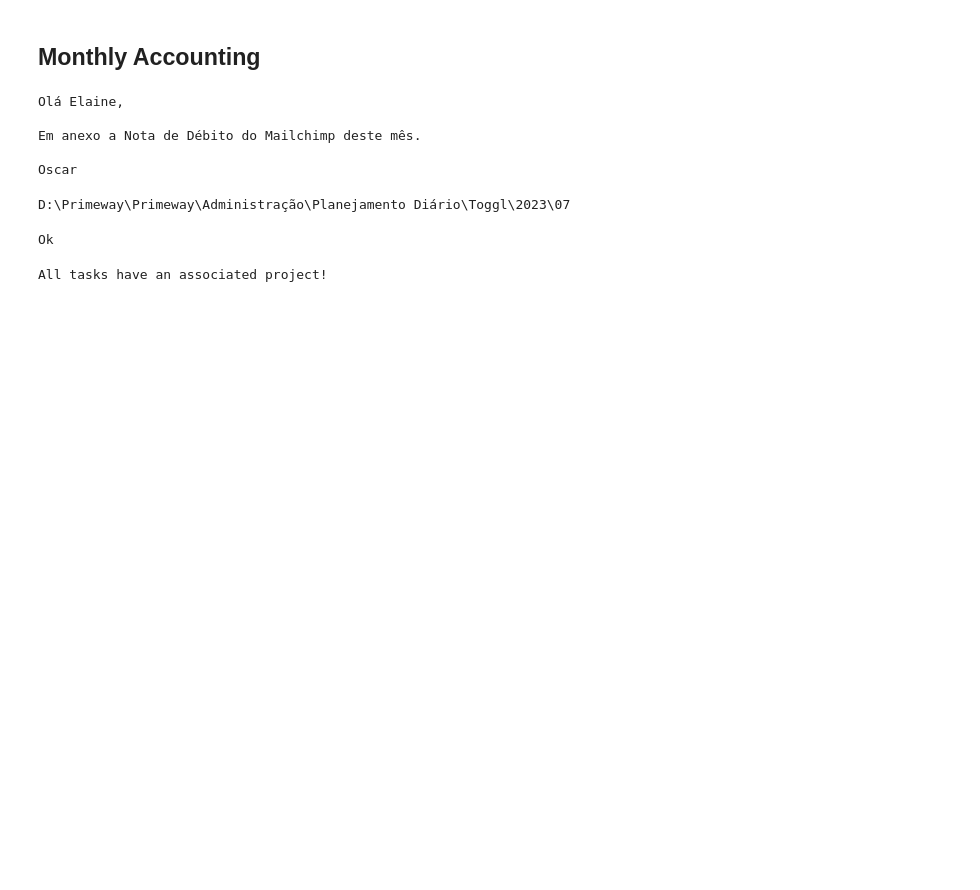
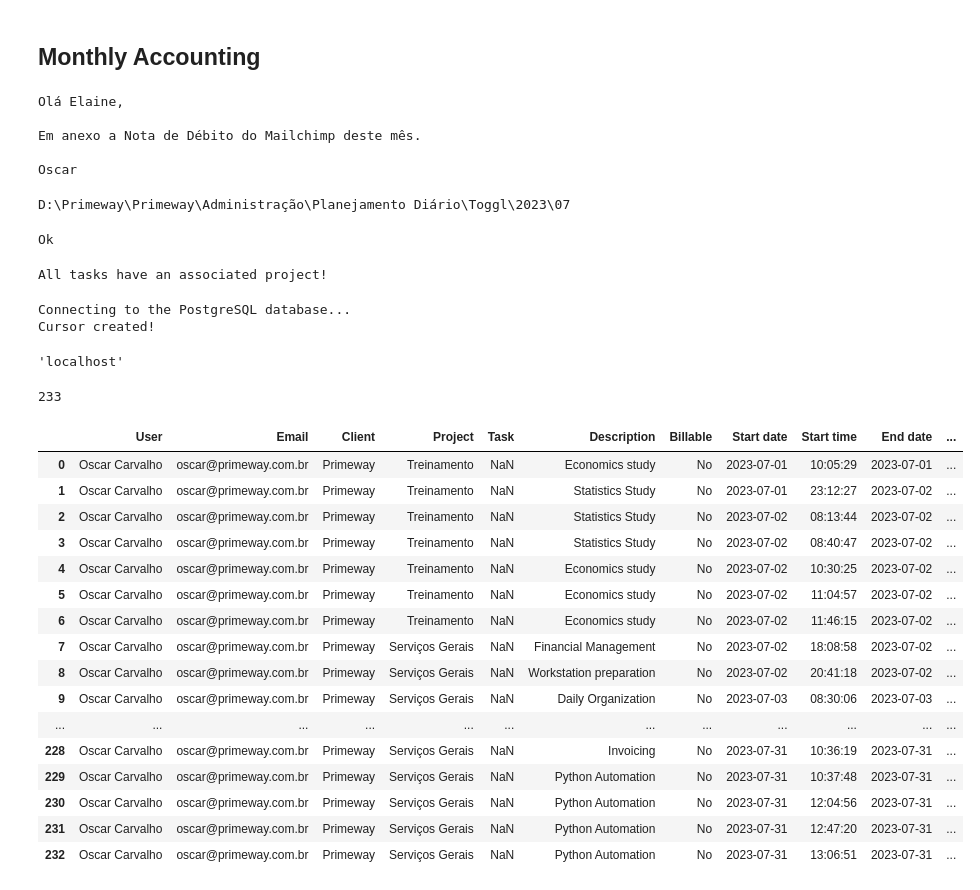
Before and after one commit to olcarvalho/Administrative-Tasks-Automation, a Jupyter notebook: Monthly-Accounting.ipynb, the cells around one changed output. Saved outputs shown, nothing was run; the diff lists cells and outputs as text; code cells hidden in the pictures; blank space fills up the shorter version.

Commit message:
Database connection

```diff
--- a/Monthly-Accounting.ipynb
+++ b/Monthly-Accounting.ipynb
@@ -202,3 +203,63 @@ try:
 
 except Exception as error:
    print(error)
+# %%
+# Connect to PostgreSQL Database
+
+# read connection parameters
+params = config()
+
+# connect to the PostgreSQL server
+print('Connecting to the PostgreSQL database...')
+conn = psycopg2.connect(**params)
+conn.autocommit = True
+
+# create a cursor
+cursor = conn.cursor()
+
+
+print('Cursor created!')
+# %% [output]
+Connecting to the PostgreSQL database...
+Cursor created!
+# %%
+# Save pandas dataframe to database table
+
+# Source:
+# https://www.geeksforgeeks.org/how-to-write-pandas-dataframe-to-postgresql-table/
+# https://stackoverflow.com/questions/57761954/delete-rows-from-sql-server-bases-on-content-in-dataframe
+
+# establish connections
+conn_string = "postgresql://{}:{}@{}/{}".format(params['user'], params['password'], params['host'], params['database'])
+db_sql = create_engine(conn_string)
+conn_sql = db_sql.connect()
+
+params['host']
+# %% [output]
+'localhost'
+# %%
+df.to_sql('time_entries', conn_sql, if_exists='append', index=False)
+# %% [output]
+233
+# %%
+df
+
+# df[["User","Email","Client","Project"]]
+# %% [output]
+|  | User | Email | Client | Project | Task | Description | Billable | Start date | Start time | End date | ... |
+| 0 | Oscar Carvalho | oscar@primeway.com.br | Primeway | Treinamento | NaN | Economics study | No | 2023-07-01 | 10:05:29 | 2023-07-01 | ... |
+| 1 | Oscar Carvalho | oscar@primeway.com.br | Primeway | Treinamento | NaN | Statistics Study | No | 2023-07-01 | 23:12:27 | 2023-07-02 | ... |
+| 2 | Oscar Carvalho | oscar@primeway.com.br | Primeway | Treinamento | NaN | Statistics Study | No | 2023-07-02 | 08:13:44 | 2023-07-02 | ... |
+| 3 | Oscar Carvalho | oscar@primeway.com.br | Primeway | Treinamento | NaN | Statistics Study | No | 2023-07-02 | 08:40:47 | 2023-07-02 | ... |
+| 4 | Oscar Carvalho | oscar@primeway.com.br | Primeway | Treinamento | NaN | Economics study | No | 2023-07-02 | 10:30:25 | 2023-07-02 | ... |
+| 5 | Oscar Carvalho | oscar@primeway.com.br | Primeway | Treinamento | NaN | Economics study | No | 2023-07-02 | 11:04:57 | 2023-07-02 | ... |
+| 6 | Oscar Carvalho | oscar@primeway.com.br | Primeway | Treinamento | NaN | Economics study | No | 2023-07-02 | 11:46:15 | 2023-07-02 | ... |
+| 7 | Oscar Carvalho | oscar@primeway.com.br | Primeway | Serviços Gerais | NaN | Financial Management | No | 2023-07-02 | 18:08:58 | 2023-07-02 | ... |
+| 8 | Oscar Carvalho | oscar@primeway.com.br | Primeway | Serviços Gerais | NaN | Workstation preparation | No | 2023-07-02 | 20:41:18 | 2023-07-02 | ... |
+| 9 | Oscar Carvalho | oscar@primeway.com.br | Primeway | Serviços Gerais | NaN | Daily Organization | No | 2023-07-03 | 08:30:06 | 2023-07-03 | ... |
+| ... | ... | ... | ... | ... | ... | ... | ... | ... | ... | ... | ... |
+| 228 | Oscar Carvalho | oscar@primeway.com.br | Primeway | Serviços Gerais | NaN | Invoicing | No | 2023-07-31 | 10:36:19 | 2023-07-31 | ... |
+| 229 | Oscar Carvalho | oscar@primeway.com.br | Primeway | Serviços Gerais | NaN | Python Automation | No | 2023-07-31 | 10:37:48 | 2023-07-31 | ... |
+| 230 | Oscar Carvalho | oscar@primeway.com.br | Primeway | Serviços Gerais | NaN | Python Automation | No | 2023-07-31 | 12:04:56 | 2023-07-31 | ... |
+| 231 | Oscar Carvalho | oscar@primeway.com.br | Primeway | Serviços Gerais | NaN | Python Automation | No | 2023-07-31 | 12:47:20 | 2023-07-31 | ... |
+| 232 | Oscar Carvalho | oscar@primeway.com.br | Primeway | Serviços Gerais | NaN | Python Automation | No | 2023-07-31 | 13:06:51 | 2023-07-31 | ... |
```
Also changed, not shown: parts of 1 cell of this notebook, 1 other file.
